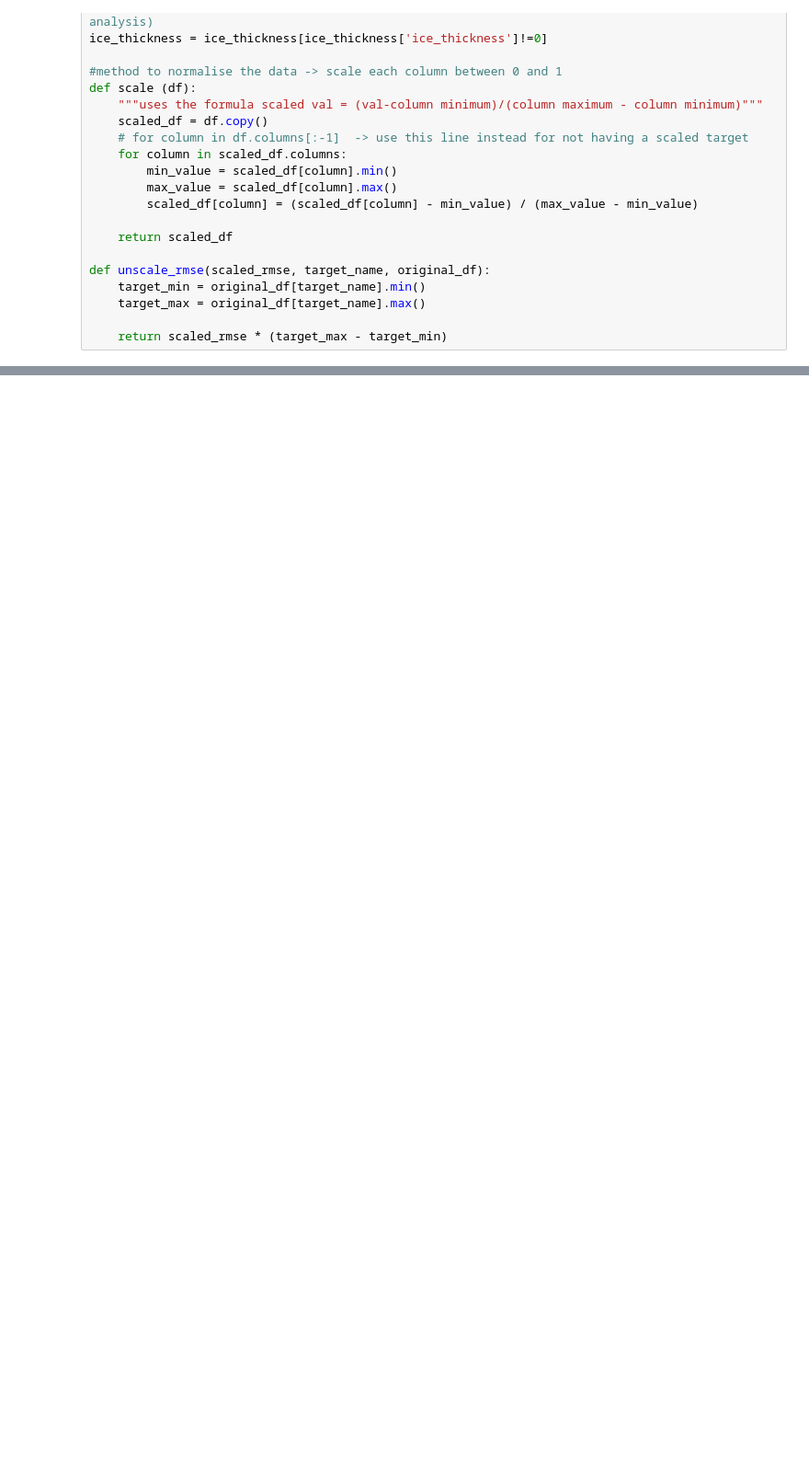
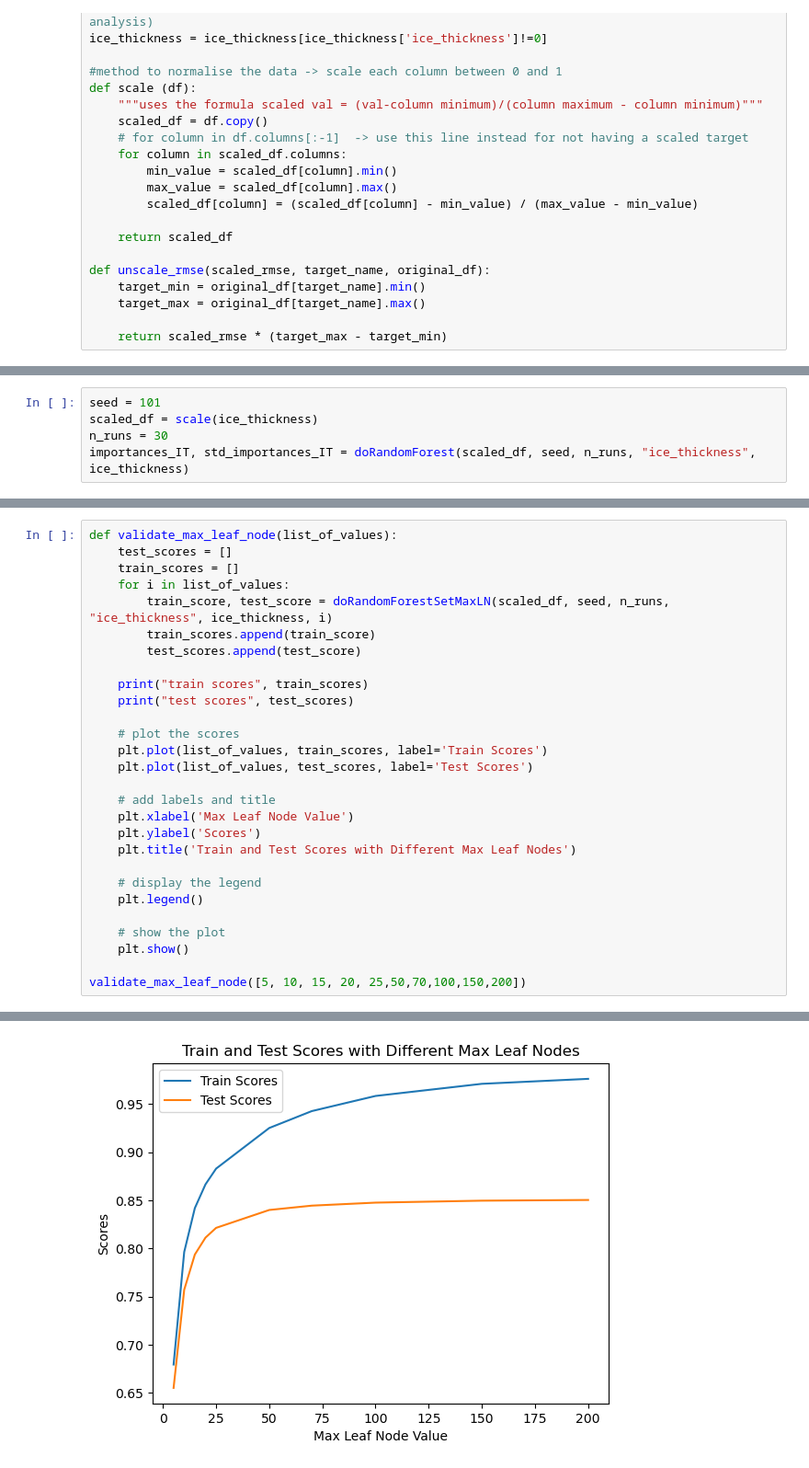
Before and after one commit to serafinaslevin/GP_Research, a Jupyter notebook: week 6/Ice Thickness RF Regression.ipynb, the cells around one changed output, grey strips where cells are left out. Shown at 92% size. Drawn from its saved outputs; the diff is of its cells as text; blank space fills up the shorter version.

```diff
--- a/week 6/Ice Thickness RF Regression.ipynb
+++ b/week 6/Ice Thickness RF Regression.ipynb
@@ -91,3 +249,8 @@ def doRandomForest(preprocessed_df, seed, n_runs, target_name, original_df):
 
 
     return avg_importances, std_importances
+# %%
+seed = 101
+scaled_df = scale(ice_thickness)
+n_runs = 30
+importances_IT, std_importances_IT = doRandomForest(scaled_df, seed, n_runs, "ice_thickness", ice_thickness)
@@ -369,0 +327,29 @@ Traceback (most recent call last):
+# %%
+def validate_max_leaf_node(list_of_values):
+    test_scores = []
+    train_scores = []
+    for i in list_of_values:
+        train_score, test_score = doRandomForestSetMaxLN(scaled_df, seed, n_runs, "ice_thickness", ice_thickness, i)
+        train_scores.append(train_score)
+        test_scores.append(test_score)
+
+    print("train scores", train_scores)
+    print("test scores", test_scores)
+
+    # plot the scores
+    plt.plot(list_of_values, train_scores, label='Train Scores')
+    plt.plot(list_of_values, test_scores, label='Test Scores')
+
+    # add labels and title
+    plt.xlabel('Max Leaf Node Value')
+    plt.ylabel('Scores')
+    plt.title('Train and Test Scores with Different Max Leaf Nodes')
+
+    # display the legend
+    plt.legend()
+
+    # show the plot
+    plt.show()
+
+validate_max_leaf_node([5, 10, 15, 20, 25,50,70,100,150,200])
+# %% [output]
@@ -369,0 +373 @@ Traceback (most recent call last):
+[figure, added]
```
Also changed, not shown: parts of 9 cells of this notebook, 2 other files.
